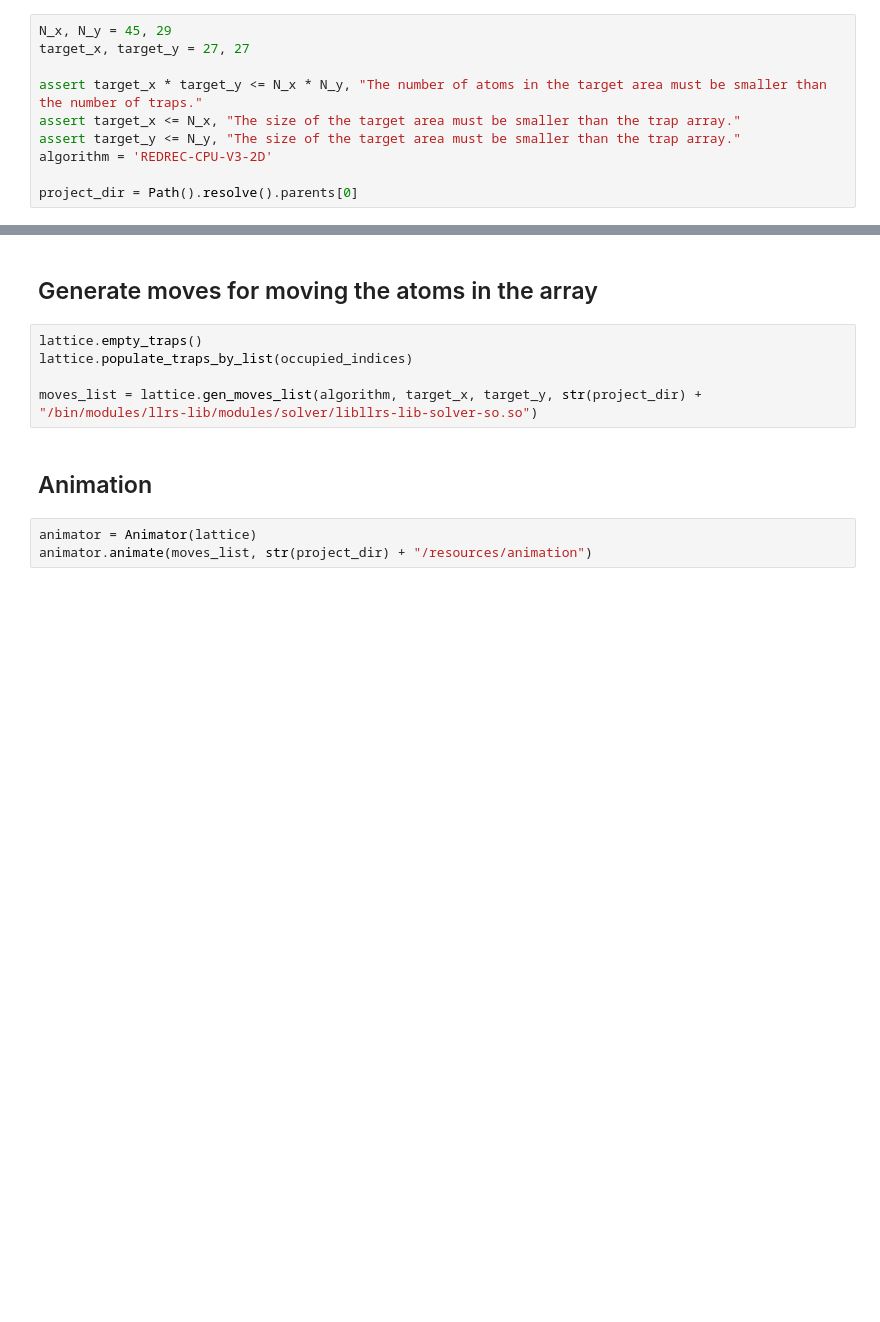
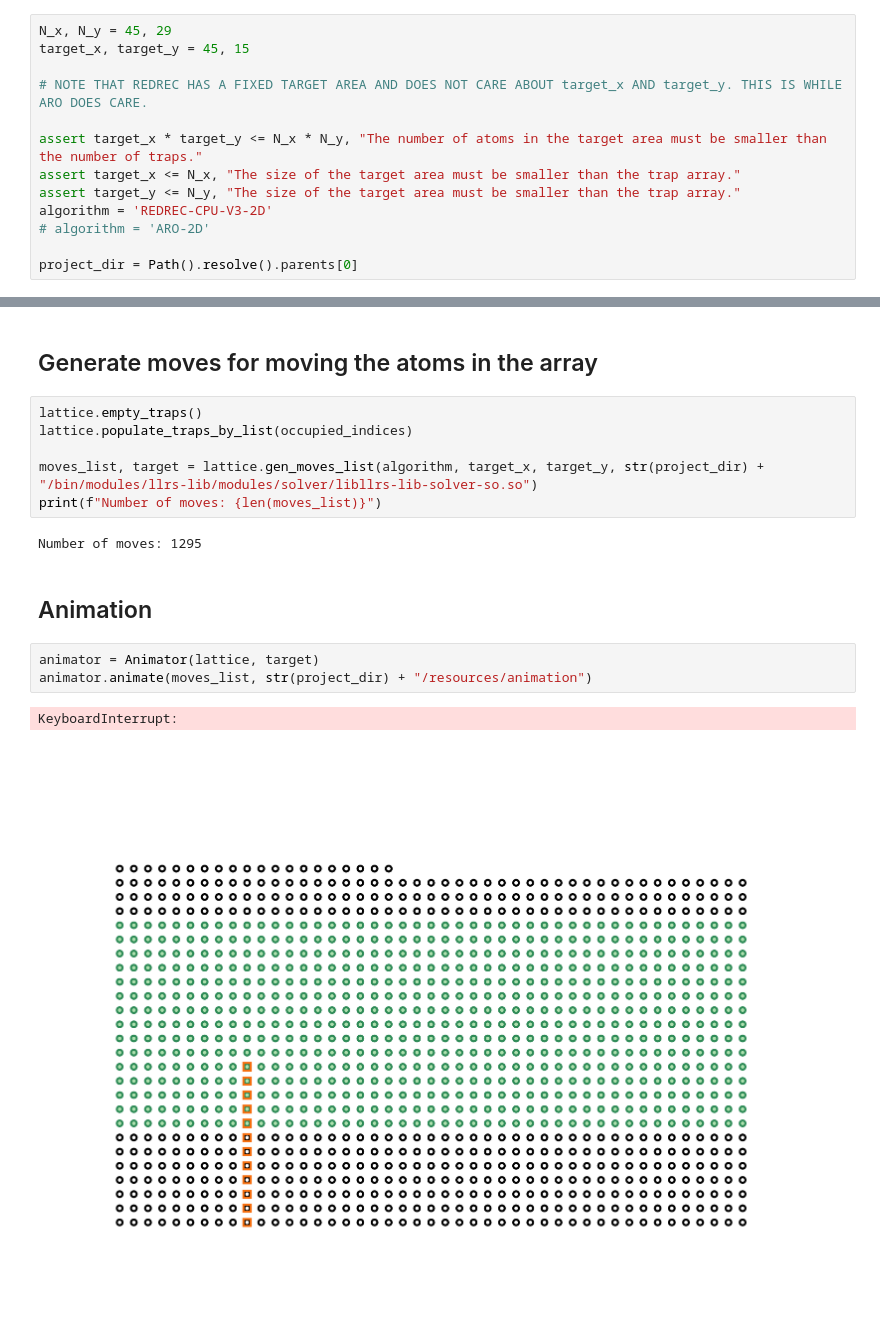
Before and after one commit to TQT-RAAQS/LLRS, a Jupyter notebook: tools/algorithm-animation-generator.ipynb, the cells around one changed output, grey strips where cells are left out. Drawn from its saved outputs; the diff is of its cells as text; blank space fills up the shorter version.

Commit message:
animator update

```diff
--- a/tools/algorithm-animation-generator.ipynb
+++ b/tools/algorithm-animation-generator.ipynb
@@ -9,12 +9,15 @@ from modules.animation.animator import Animator
 import numpy as np
 # %%
 N_x, N_y = 45, 29
-target_x, target_y = 27, 27
+target_x, target_y = 45, 15
+
+# NOTE THAT REDREC HAS A FIXED TARGET AREA AND DOES NOT CARE ABOUT target_x AND target_y. THIS IS WHILE ARO DOES CARE.
 
 assert target_x * target_y <= N_x * N_y, "The number of atoms in the target area must be smaller than the number of traps."
 assert target_x <= N_x, "The size of the target area must be smaller than the trap array."
 assert target_y <= N_y, "The size of the target area must be smaller than the trap array."
 algorithm = 'REDREC-CPU-V3-2D'
+# algorithm = 'ARO-2D'
 
 project_dir = Path().resolve().parents[0]
 # %% [markdown]
@@ -37,9 +40,15 @@ while len(occupied_indices) < atom_count:
 lattice.empty_traps()
 lattice.populate_traps_by_list(occupied_indices)
 
-moves_list = lattice.gen_moves_list(algorithm, target_x, target_y, str(project_dir) + "/bin/modules/llrs-lib/modules/solver/libllrs-lib-solver-so.so")
+moves_list, target = lattice.gen_moves_list(algorithm, target_x, target_y, str(project_dir) + "/bin/modules/llrs-lib/modules/solver/libllrs-lib-solver-so.so")
+print(f"Number of moves: {len(moves_list)}")
+# %% [output]
+Number of moves: 1295
 # %% [markdown]
 ## Animation
 # %%
-animator = Animator(lattice)
+animator = Animator(lattice, target)
 animator.animate(moves_list, str(project_dir) + "/resources/animation")
+# %% [output]
+KeyboardInterrupt:
+[figure, added]
```
Also changed, not shown: parts of 1 cell of this notebook, 2 other files.
